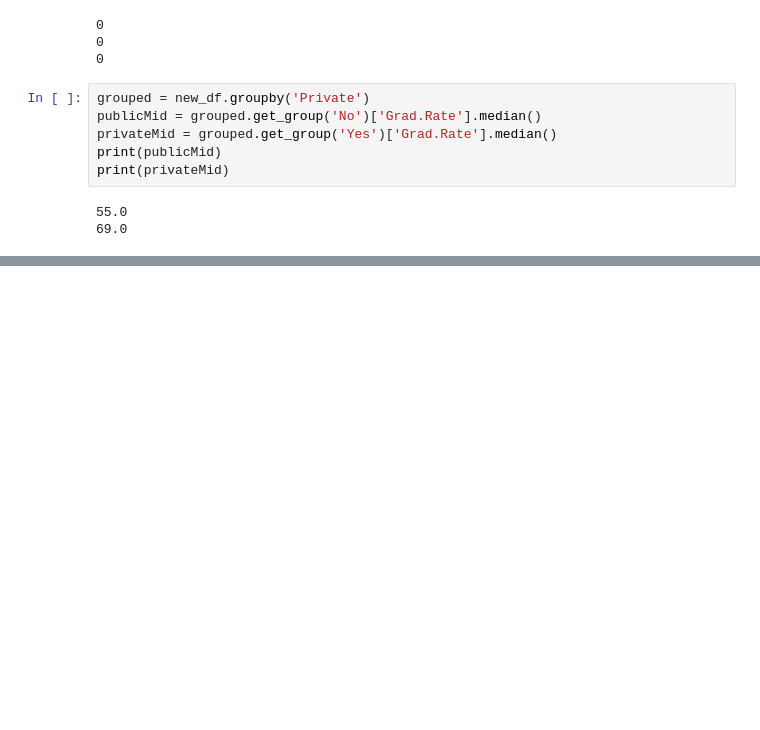
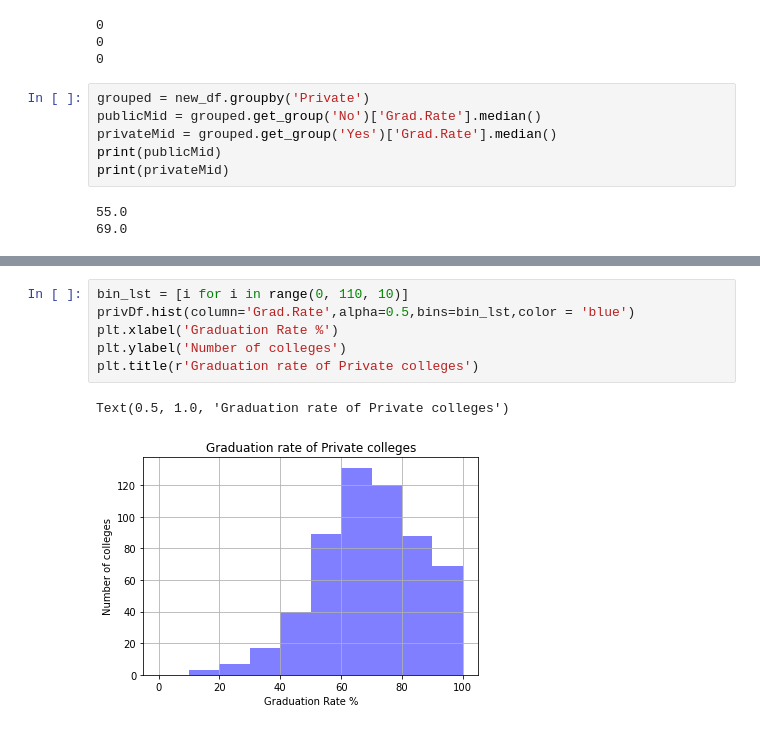
Before and after one commit to CS301-Group4/Student-Grades, a Jupyter notebook: Question2.ipynb, the cells around one changed output, grey strips where cells are left out. Drawn from its saved outputs; the diff is of its cells as text; blank space fills up the shorter version.

Commit message:
Add files via upload
added histograms

```diff
--- a/Question2.ipynb
+++ b/Question2.ipynb
@@ -120,3 +119,12 @@ There are 8 Private Graduation Rate Outlier(s)
 384  Montreat-Anderson College     Yes         15
 394  Mount Saint Clare College     Yes         21
 95           Cazenovia College     Yes        118
+# %%
+bin_lst = [i for i in range(0, 110, 10)]
+privDf.hist(column='Grad.Rate',alpha=0.5,bins=bin_lst,color = 'blue')
+plt.xlabel('Graduation Rate %')
+plt.ylabel('Number of colleges')
+plt.title(r'Graduation rate of Private colleges')
+# %% [output]
+Text(0.5, 1.0, 'Graduation rate of Private colleges')
+[figure, added]
```
Also changed, not shown: parts of 4 cells of this notebook.
